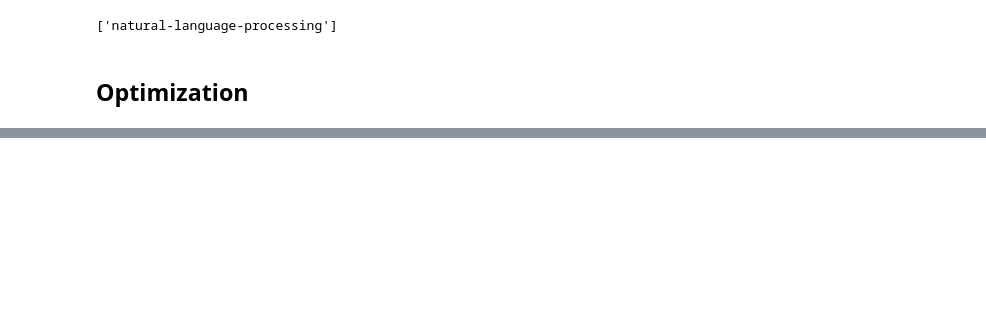
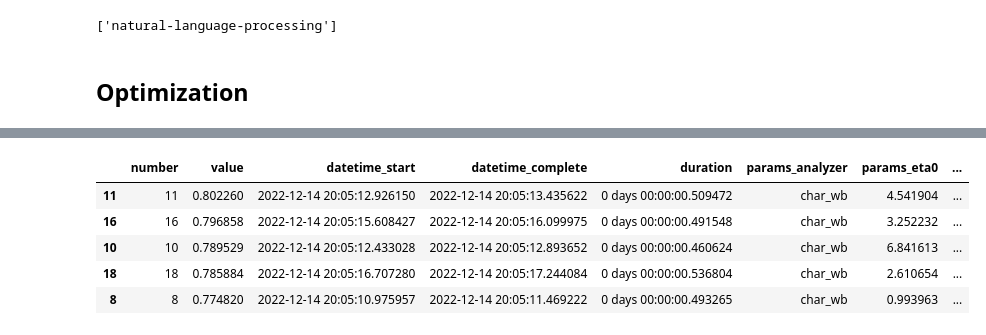
Before and after one commit to MerlinSchaefer/MLOps_course_mwml, a Jupyter notebook: Modeling/Modeling.ipynb, the cells around one changed output, grey strips where cells are left out. Cells and saved outputs as stored; diff of their text form; code cells hidden in the pictures; blank space fills up the shorter version.

Commit message:
Add Optimization lesson

```diff
--- a/Modeling/Modeling.ipynb
+++ b/Modeling/Modeling.ipynb
@@ -830,0 +843,11 @@ predict_tag(texts=[text])
+# %%
+NUM_TRIALS = 20  # small sample for now
+
+# Optimize
+pruner = optuna.pruners.MedianPruner(n_startup_trials=5, n_warmup_steps=5)
+study = optuna.create_study(study_name="optimization", direction="maximize", pruner=pruner)
+mlflow_callback = MLflowCallback(
+    tracking_uri=mlflow.get_tracking_uri(), metric_name="f1")
+study.optimize(lambda trial: objective(args, trial),
+            n_trials=NUM_TRIALS,
+            callbacks=[mlflow_callback])
@@ -830,0 +954,12 @@ predict_tag(texts=[text])
+# %%
+# All trials
+trials_df = study.trials_dataframe()
+trials_df = trials_df.sort_values(["user_attrs_f1"], ascending=False)  # sort by metric
+trials_df.head()
+# %% [output]
+|  | number | value | datetime_start | datetime_complete | duration | params_analyzer | params_eta0 | ... |
+| 11 | 11 | 0.802260 | 2022-12-14 20:05:12.926150 | 2022-12-14 20:05:13.435622 | 0 days 00:00:00.509472 | char_wb | 4.541904 | ... |
+| 16 | 16 | 0.796858 | 2022-12-14 20:05:15.608427 | 2022-12-14 20:05:16.099975 | 0 days 00:00:00.491548 | char_wb | 3.252232 | ... |
+| 10 | 10 | 0.789529 | 2022-12-14 20:05:12.433028 | 2022-12-14 20:05:12.893652 | 0 days 00:00:00.460624 | char_wb | 6.841613 | ... |
+| 18 | 18 | 0.785884 | 2022-12-14 20:05:16.707280 | 2022-12-14 20:05:17.244084 | 0 days 00:00:00.536804 | char_wb | 2.610654 | ... |
+| 8 | 8 | 0.774820 | 2022-12-14 20:05:10.975957 | 2022-12-14 20:05:11.469222 | 0 days 00:00:00.493265 | char_wb | 0.993963 | ... |
```
Also changed, not shown: parts of 16 cells of this notebook.
